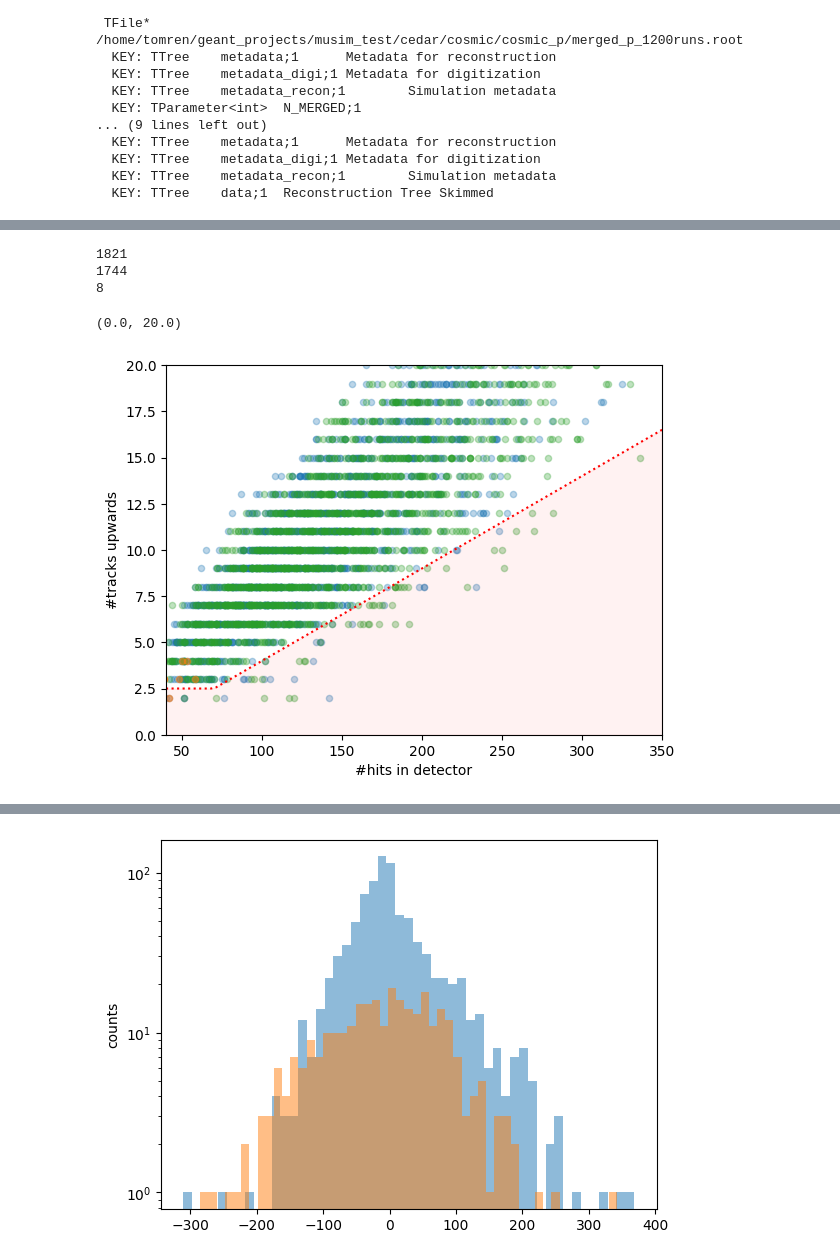
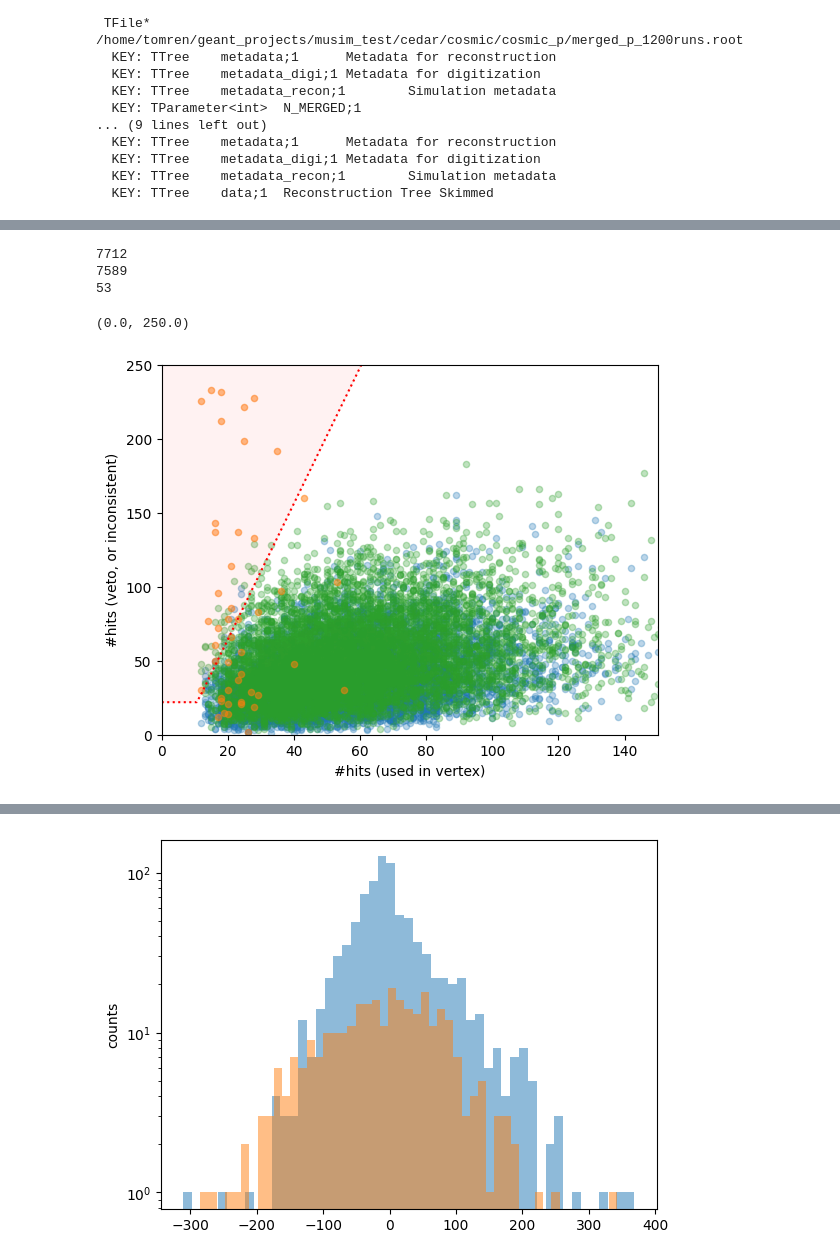
Before and after one commit to EdmondRen/mathusla-newsim, a Jupyter notebook: studies/mathusla40/cosmic_p/2.cut_dev.ipynb, the cells around one changed output, grey strips where cells are left out. Saved outputs shown, nothing was run; the diff lists cells and outputs as text; code cells hidden in the pictures.

```diff
--- a/studies/mathusla40/cosmic_p/2.cut_dev.ipynb
+++ b/studies/mathusla40/cosmic_p/2.cut_dev.ipynb
@@ -87,6 +110,8 @@ Finished
 # %%
 for i, res in enumerate([res_sig1, res_sig2, res_bkg]):
     # plt.hist(res["vertex_ntracks"] - res["vertex_ndownward_track"], bins=20,range=(0,20), alpha=0.5);
+    res.add_cut(lambda res: res["vertex_ntracks"]>2, "N_tracks")
+    res.add_cut(lambda res: np.ones_like(res["vertex_ntracks"], dtype=bool), "True")
     plt.hist(res["vertex_ntracks"], bins=20,range=(0,20), alpha=0.5, color=colors[i])
 plt.yscale("log")
 plt.show()
@@ -182,0 +151,15 @@ plt.ylim(0,ylim)
+# %%
+for i, res in enumerate([res_sig1, res_sig2, res_bkg]):
+    mask = res.get_cut("N_tracks") & res.get_cut("N track downward")
+    print(sum(mask))
+    plt.hist(res["vertex_slowest_track"][mask], bins=70,range=(0,500), alpha=0.5+ np.heaviside(i-1, 0) * 0.5, color=colors[i], histtype="step");
+
+    res.add_cut(lambda res: (res["vertex_slowest_track"]> 220) & (res["vertex_slowest_track"]<320), "track speed")
+
+plt.xlabel("Track speed [mm/ns]")
+plt.fill_betweenx(np.linspace(*plt.gca().get_ylim()), 0, 220, color="r", alpha=0.05)
+plt.fill_betweenx(np.linspace(*plt.gca().get_ylim()), 320, 500, color="r", alpha=0.05)
+
+plt.xlim(0,500)
+plt.yscale("log")
+plt.show()
@@ -183,37 +212,40 @@ plt.ylim(0,ylim)
 # %%
-f_nup_cut = lambda x: ((x-70)*0.05 + 2.5) * (x >=70) + 2.5 * (x<70)
-c_nup = lambda data: (res["event_ntracks"] - res["event_ndownward_track"]) > f_nup_cut((res["event_ndigi_active"] - res["vertex_ndigi_active_before_limited"]))
+def f_nhits_cut2(x):
+    line = (x-6)*4.6
+    ycut = 22
+    return line * (line>ycut) +  ycut * (line<=ycut)
+c_nhits2 = lambda data: (res["event_nhits"] - res["vertex_ndigi_active_after_comp"]) < f_nhits_cut2(res["event_track_nhits"])
 
 for i, res in enumerate([res_sig1, res_sig2, res_bkg]):
-    mask = res.get_cut("N_hits vs N_veto version2") & res.get_cut("N track downward") #&res.get_cut("N_tracks") | res.get_cut("True")
+    mask = res.get_cut("N_hits vs N_veto") & res.get_cut("track speed") &res.get_cut("N_tracks") #| res.get_cut("True")
     print(sum(mask))
+    # mask = res.get_cut("True")
+    # mask = res.get_cut("N_tracks")
 
-    # x = (res["event_ndigi_active"] - res["vertex_ndigi_active_before_limited"])[mask]
-    x = (res["event_ndigi_active"])[mask]
-    y = (res["event_ntracks"] - res["event_ndownward_track"])[mask]
-    # y = (res["vertex_ntracks"] - res["vertex_ndownward_track"])[mask]
+    x = (res["event_track_nhits"])[mask]
+    y = (res["event_nhits"] - res["vertex_ndigi_active_after_comp"])[mask]
     plt.scatter(x, y, alpha=0.3+ np.heaviside(i-1, 0) * 0.2, s=20, color=colors[i])
 
     # Add new cut
-    res.add_cut(c_nup, "N track upward")
+    res.add_cut(c_nhits2, "N_hits vs N_veto 2")
 
 
-xlim=350
-ylim=20
-x_plot = np.linspace(40,xlim,100)
-plt.plot(x_plot, f_nup_cut(x_plot), color="r", linestyle=":")
-plt.fill_between(x_plot, 0, f_nup_cut(x_plot), color="r", alpha=0.05)
+xlim=150
+ylim=250
+x_plot = np.linspace(0,xlim,100)
+plt.plot(x_plot, f_nhits_cut2(x_plot), color="r", linestyle=":")
+plt.fill_between(x_plot, f_nhits_cut2(x_plot), ylim, color="r", alpha=0.05)
 
-plt.xlabel("#hits in detector")
-plt.ylabel("#tracks upwards")
-plt.xlim(40,xlim)
+plt.xlabel("#hits (used in vertex)")
+plt.ylabel("#hits (veto, or inconsistent)")
+plt.xlim(0,xlim)
 plt.ylim(0,ylim)
 # %% [output]
-1821
-1744
-8
+7712
+7589
+53
-(0.0, 20.0)
+(0.0, 250.0)
-[figure, old version]
+[figure, new version]
 # %%
 c_track_before = lambda data: res["vertex_ndigi_before_limited"] <= 0
 
```
Also changed, not shown: parts of 23 cells of this notebook, 3 other files.
